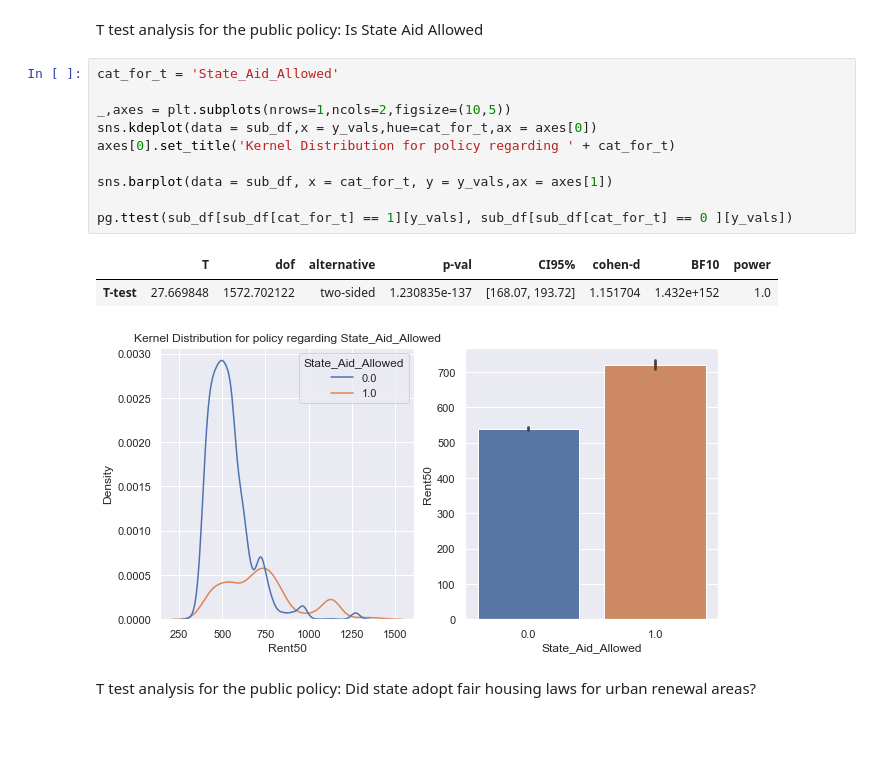
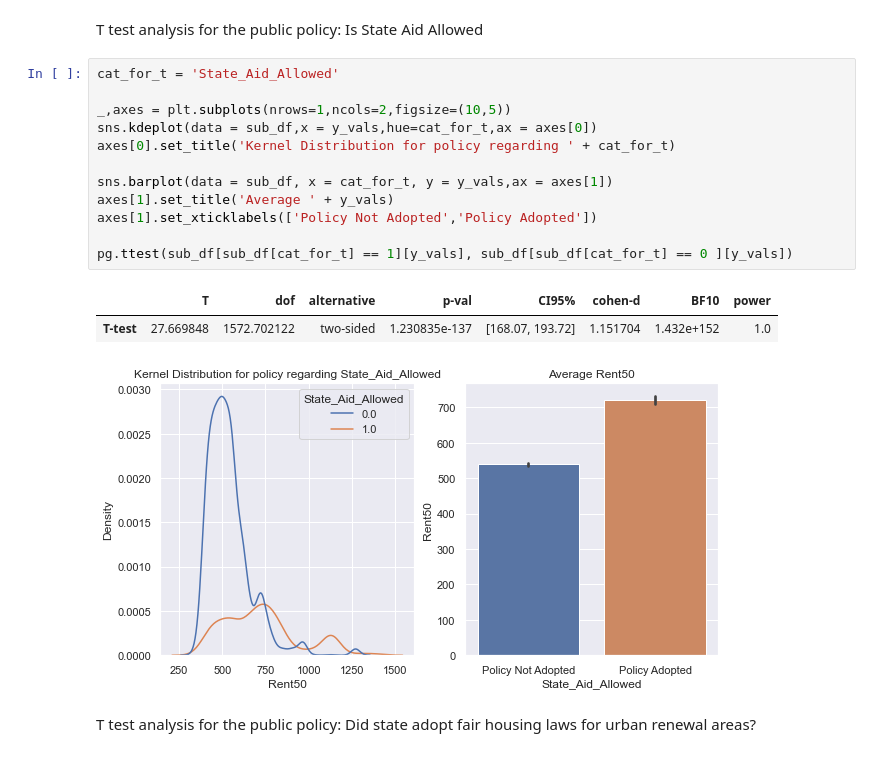
Before and after one commit to gerardoRO/ds4a, a Jupyter notebook: DS4A.ipynb, the cells around one changed output. Saved outputs shown, nothing was run; the diff lists cells and outputs as text.

```diff
--- a/DS4A.ipynb
+++ b/DS4A.ipynb
@@ -217,17 +220,19 @@ T test analysis for the public policy: Is State Aid Allowed
 # %%
 cat_for_t = 'State_Aid_Allowed'
 
 _,axes = plt.subplots(nrows=1,ncols=2,figsize=(10,5))
 sns.kdeplot(data = sub_df,x = y_vals,hue=cat_for_t,ax = axes[0])
 axes[0].set_title('Kernel Distribution for policy regarding ' + cat_for_t)
 
 sns.barplot(data = sub_df, x = cat_for_t, y = y_vals,ax = axes[1])
+axes[1].set_title('Average ' + y_vals)
+axes[1].set_xticklabels(['Policy Not Adopted','Policy Adopted'])
 
 pg.ttest(sub_df[sub_df[cat_for_t] == 1][y_vals], sub_df[sub_df[cat_for_t] == 0 ][y_vals])
 # %% [output]
 |  | T | dof | alternative | p-val | CI95% | cohen-d | BF10 | power |
 | T-test | 27.669848 | 1572.702122 | two-sided | 1.230835e-137 | [168.07, 193.72] | 1.151704 | 1.432e+152 | 1.0 |
-[figure, old version]
+[figure, new version]
 # %% [markdown]
 T test analysis for the public policy: Did state adopt fair housing laws for urban renewal areas?
 # %%
```
Also changed, not shown: parts of 6 cells of this notebook, 1 other file.
